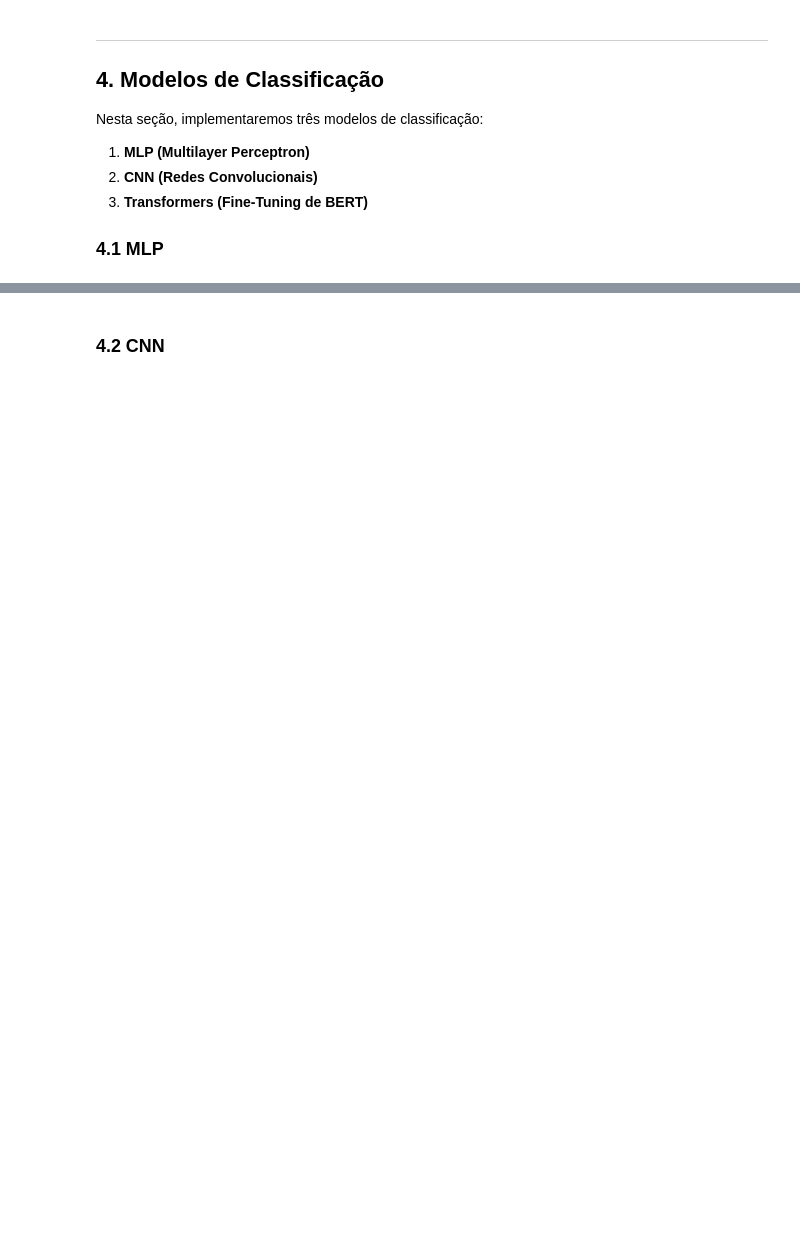
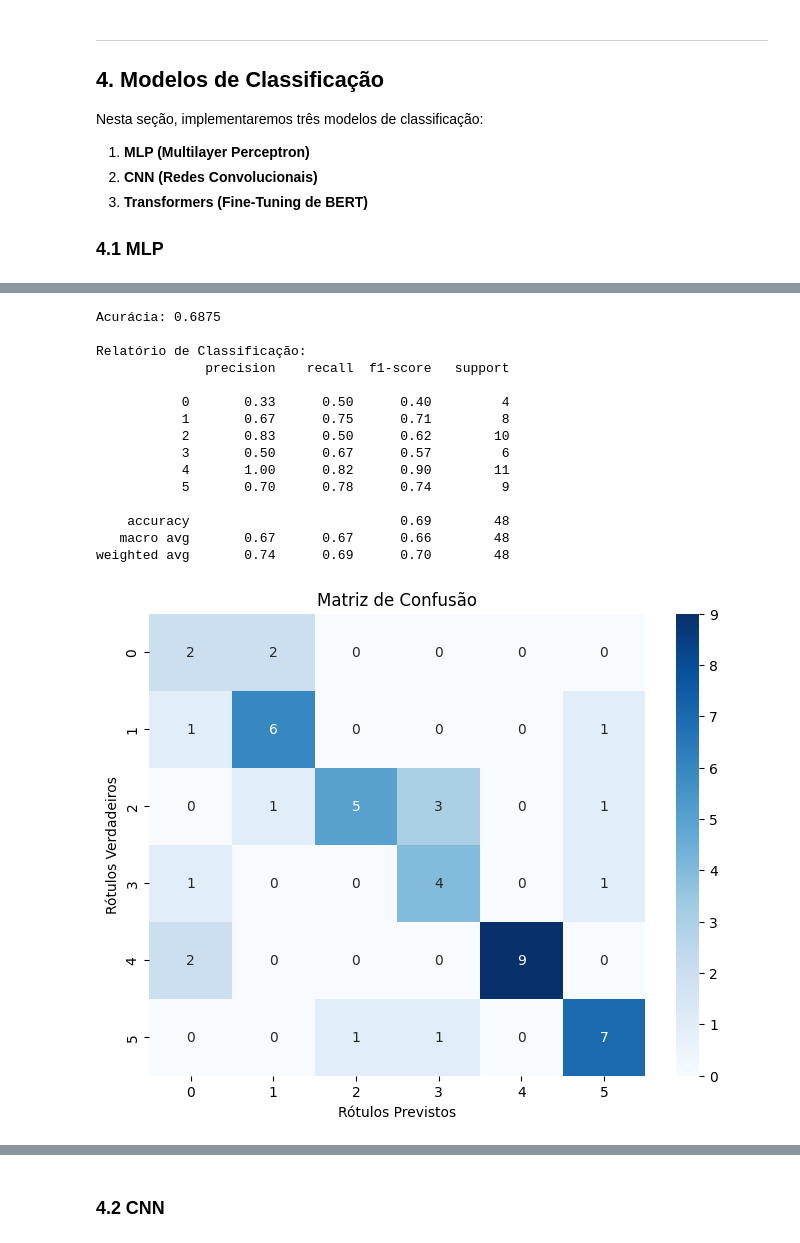
Before and after one commit to karielson/PPGEP9002_INTELIGENCIA_COMPUTACIONAL, a Jupyter notebook: Classificação_de_Textos_usando_Redes_Neurais_e_Métodos_de_Classificação_Supervisionada.ipynb, the cells around one changed output, grey strips where cells are left out. Drawn from its saved outputs; the diff is of its cells as text; code cells hidden in the pictures; blank space fills up the shorter version.

```diff
--- a/Classificação_de_Textos_usando_Redes_Neurais_e_Métodos_de_Classificação_Supervisionada.ipynb
+++ b/Classificação_de_Textos_usando_Redes_Neurais_e_Métodos_de_Classificação_Supervisionada.ipynb
@@ -230,0 +209,68 @@ Relatório de Classificação:
+# %%
+# Importa a biblioteca matplotlib para plotar gráficos
+import matplotlib.pyplot as plt
+# Importa a biblioteca seaborn para criar gráficos estatísticos mais sofisticados
+import seaborn as sns
+# Importa o MLPClassifier (Multi-Layer Perceptron) da biblioteca scikit-learn para classificação usando redes neurais
+from sklearn.neural_network import MLPClassifier
+# Importa métricas de avaliação: acurácia, relatório de classificação e matriz de confusão
+from sklearn.metrics import accuracy_score, classification_report, confusion_matrix
+
+# Criação e configuração do modelo MLP
+# hidden_layer_sizes=(100,) define uma camada oculta com 100 neurônios
+# max_iter=500 define o número máximo de iterações para o algoritmo de treinamento
+# random_state=42 garante que os resultados sejam reproduzíveis ao fixar a semente do gerador de números aleatórios
+mlp = MLPClassifier(hidden_layer_sizes=(100,), max_iter=500, random_state=42)
+
+# Treina o modelo MLP usando os dados de treino pré-processados (X_train_tfidf) e os rótulos de treino (train_labels)
+mlp.fit(X_train_tfidf, train_labels)
+
+# Faz a previsão dos rótulos para os dados de teste (X_test_tfidf) usando o modelo treinado
+predictions = mlp.predict(X_test_tfidf)
+
+# Calcula a acurácia do modelo comparando os rótulos previstos (predictions) com os rótulos verdadeiros (test_labels)
+accuracy = accuracy_score(test_labels, predictions)
+# Exibe a acurácia formatada com 4 casas decimais
+print(f"Acurácia: {accuracy:.4f}")
+
+# Exibe o relatório de classificação, que inclui métricas como precisão, recall e F1-score para cada classe
+print("\nRelatório de Classificação:")
+print(classification_report(test_labels, predictions))
+
+# Gera a matriz de confusão, que compara as previsões com os rótulos reais para cada classe
+conf_matrix = confusion_matrix(test_labels, predictions)
+
+# Configura o tamanho da figura para o gráfico da matriz de confusão
+plt.figure(figsize=(8, 6))
+# Cria um gráfico de mapa de calor (heatmap) para a matriz de confusão
+# annot=True exibe os valores numéricos dentro das células
+# fmt='d' define o formato dos valores como inteiros
+# cmap='Blues' define a paleta de cores do gráfico
+# xticklabels e yticklabels definem os rótulos dos eixos X e Y com as classes únicas presentes nos rótulos verdadeiros
+sns.heatmap(conf_matrix, annot=True, fmt='d', cmap='Blues', xticklabels=set(test_labels), yticklabels=set(test_labels))
+
+# Define o título do gráfico
+plt.title("Matriz de Confusão")
+# Define o rótulo do eixo X como "Rótulos Previstos"
+plt.xlabel("Rótulos Previstos")
+# Define o rótulo do eixo Y como "Rótulos Verdadeiros"
+plt.ylabel("Rótulos Verdadeiros")
+# Exibe o gráfico
+plt.show()
+# %% [output]
+Acurácia: 0.6875
+
+Relatório de Classificação:
+              precision    recall  f1-score   support
+
+           0       0.33      0.50      0.40         4
+           1       0.67      0.75      0.71         8
+           2       0.83      0.50      0.62        10
+           3       0.50      0.67      0.57         6
+           4       1.00      0.82      0.90        11
+           5       0.70      0.78      0.74         9
+
+    accuracy                           0.69        48
+   macro avg       0.67      0.67      0.66        48
+weighted avg       0.74      0.69      0.70        48
+[figure, added]
```
Also changed, not shown: parts of 12 cells of this notebook.
